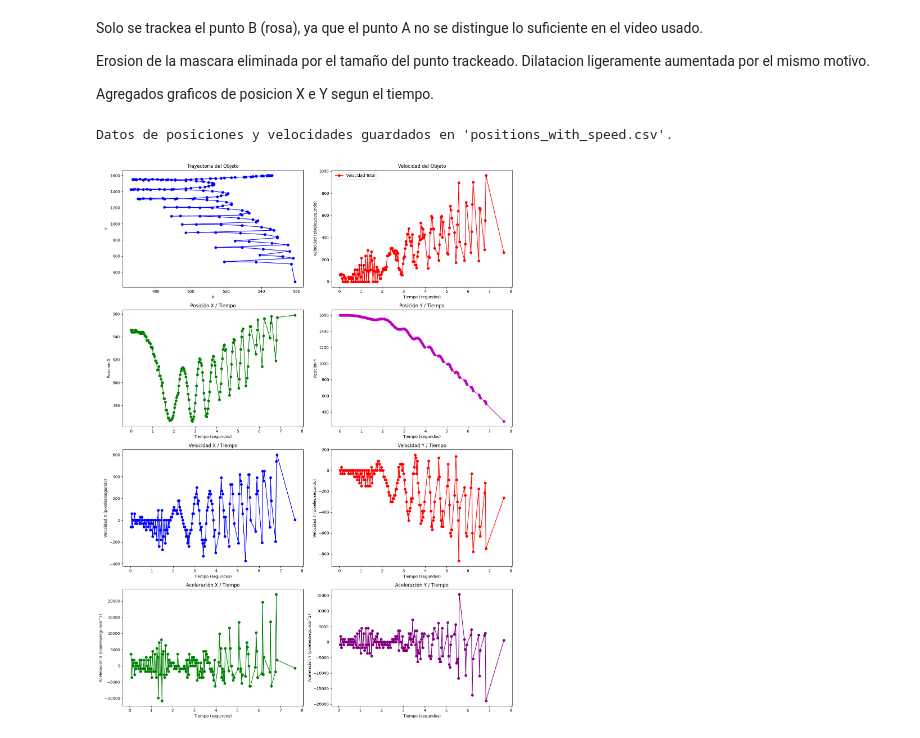
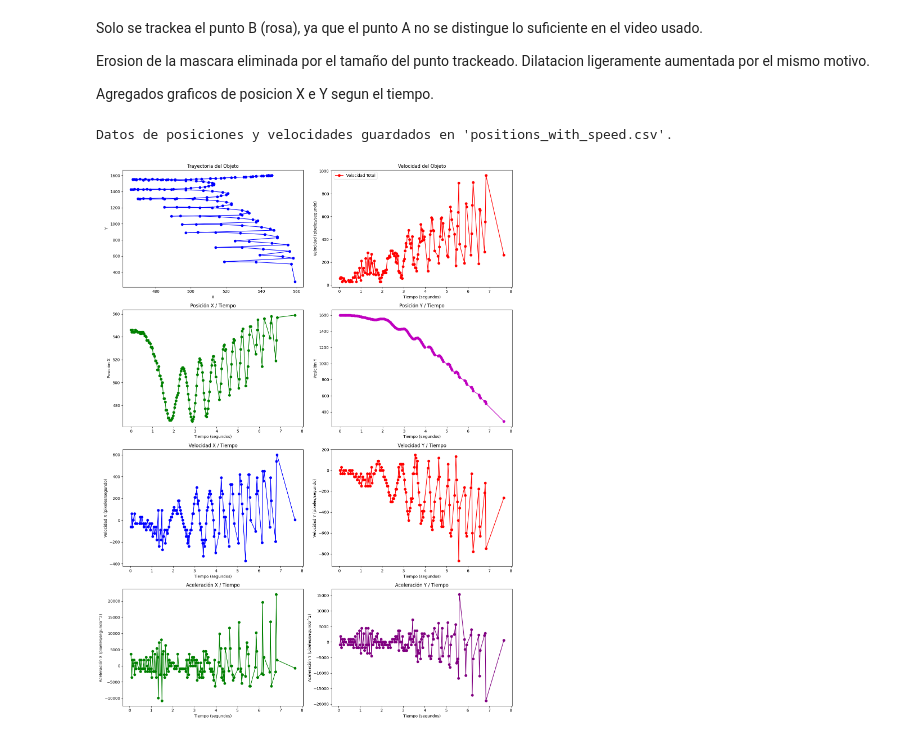
Before and after one commit to MatiOrtiz/proyecto-yoyo, a Jupyter notebook: YoYoTrack.ipynb, the cells around one changed output. Drawn from its saved outputs; the diff is of its cells as text; code cells hidden in the pictures.

Commit message:
Eliminacion de ruido

```diff
--- a/YoYoTrack.ipynb
+++ b/YoYoTrack.ipynb
@@ -29,7 +29,7 @@ pinkUpper = (170, 122, 255)
 # Carga el video
 cap = cv2.VideoCapture('Videos/YoYoFreeFall1Saturated.mp4') # Local
 if not cap.isOpened():
-  cap = cv2.VideoCapture('content/Videos/YoYoFreeFall1Saturated.mp4') # Colab
+  cap = cv2.VideoCapture('content/YoYoFreeFall1Saturated.mp4') # Colab
 
 # Variables para guardar las posiciones y tiempos
 positions = []
@@ -129,6 +129,10 @@ df['Acceleration'] = np.sqrt(df['Acceleration_X']**2 + df['Acceleration_Y']**2)
 # Reemplaza inf y -inf por 0 en la aceleración total
 df['Acceleration'] = df['Acceleration'].replace([np.inf, -np.inf], 0)
 
+# Separar aceleracion y velocidad para eliminar ruido
+df_speed = df[['Time (sec)', 'Speed_X', 'Speed_Y', 'Speed']][df['Speed'] != 0].copy()
+df_acceleration = df[['Time (sec)', 'Acceleration_X', 'Acceleration_Y', 'Acceleration']][df['Acceleration'] != 0].copy()
+
 #############################################################################
 # Guarda el DataFrame actualizado en un archivo CSV (es para chequear despues si todo esta en orden nomas)
 df.to_csv('positions_with_speed.csv', index=False, float_format='%.6f')
@@ -148,7 +152,7 @@ ax1.set_ylabel('Y')
 ax1.set_title('Trayectoria del Objeto')
 
 # Grafica la velocidad
-ax2.plot(df['Time (sec)'], df['Speed'], marker='o', linestyle='-', color='r', label='Velocidad Total')
+ax2.plot(df_speed['Time (sec)'], df_speed['Speed'], marker='o', linestyle='-', color='r', label='Velocidad Total')
 ax2.set_xlabel('Tiempo (segundos)')
 ax2.set_ylabel('Velocidad (pixeles/segundo)')
 ax2.set_title('Velocidad del Objeto')
@@ -171,38 +175,38 @@ ax4.set_title('Posición Y / Tiempo')
 # fig, (ax5, ax6) = plt.subplots(1, 2, figsize=(12, 6))
 
 # Velocidad en X
-ax5.plot(df['Time (sec)'], df['Speed_X'], marker='o', linestyle='-', color='blue')
+ax5.plot(df_speed['Time (sec)'], df_speed['Speed_X'], marker='o', linestyle='-', color='blue')
 ax5.set_xlabel('Tiempo (segundos)')
 ax5.set_ylabel('Velocidad X (pixeles/segundo)')
 ax5.set_title('Velocidad X / Tiempo')
 
 # Velocidad en Y
-ax6.plot(df['Time (sec)'], df['Speed_Y'], marker='o', linestyle='-', color='red')
+ax6.plot(df_speed['Time (sec)'], df_speed['Speed_Y'], marker='o', linestyle='-', color='red')
 ax6.set_xlabel('Tiempo (segundos)')
 ax6.set_ylabel('Velocidad Y (pixeles/segundo)')
 ax6.set_title('Velocidad Y / Tiempo')
 
 
 # Graficar la aceleración en X e Y en función del tiempo
 # fig, (ax7, ax8) = plt.subplots(1, 2, figsize=(12, 6))
 
 # Aceleración en X
-ax7.plot(df['Time (sec)'], df['Acceleration_X'], marker='o', linestyle='-', color='green')
+ax7.plot(df_acceleration['Time (sec)'], df_acceleration['Acceleration_X'], marker='o', linestyle='-', color='green')
 ax7.set_xlabel('Tiempo (segundos)')
 ax7.set_ylabel('Aceleración X (pixeles/segundo^2)')
 ax7.set_title('Aceleración X / Tiempo')
 
 # Aceleración en Y
-ax8.plot(df['Time (sec)'], df['Acceleration_Y'], marker='o', linestyle='-', color='purple')
+ax8.plot(df_acceleration['Time (sec)'], df_acceleration['Acceleration_Y'], marker='o', linestyle='-', color='purple')
 ax8.set_xlabel('Tiempo (segundos)')
 ax8.set_ylabel('Aceleración Y (pixeles/segundo^2)')
 ax8.set_title('Aceleración Y / Tiempo')
 
 # Ajustar el diseño
 plt.tight_layout()
 
 # Muestra los graficos
 plt.show()
 # %% [output]
 Datos de posiciones y velocidades guardados en 'positions_with_speed.csv'.
-[figure, old version]
+[figure, new version]
```
